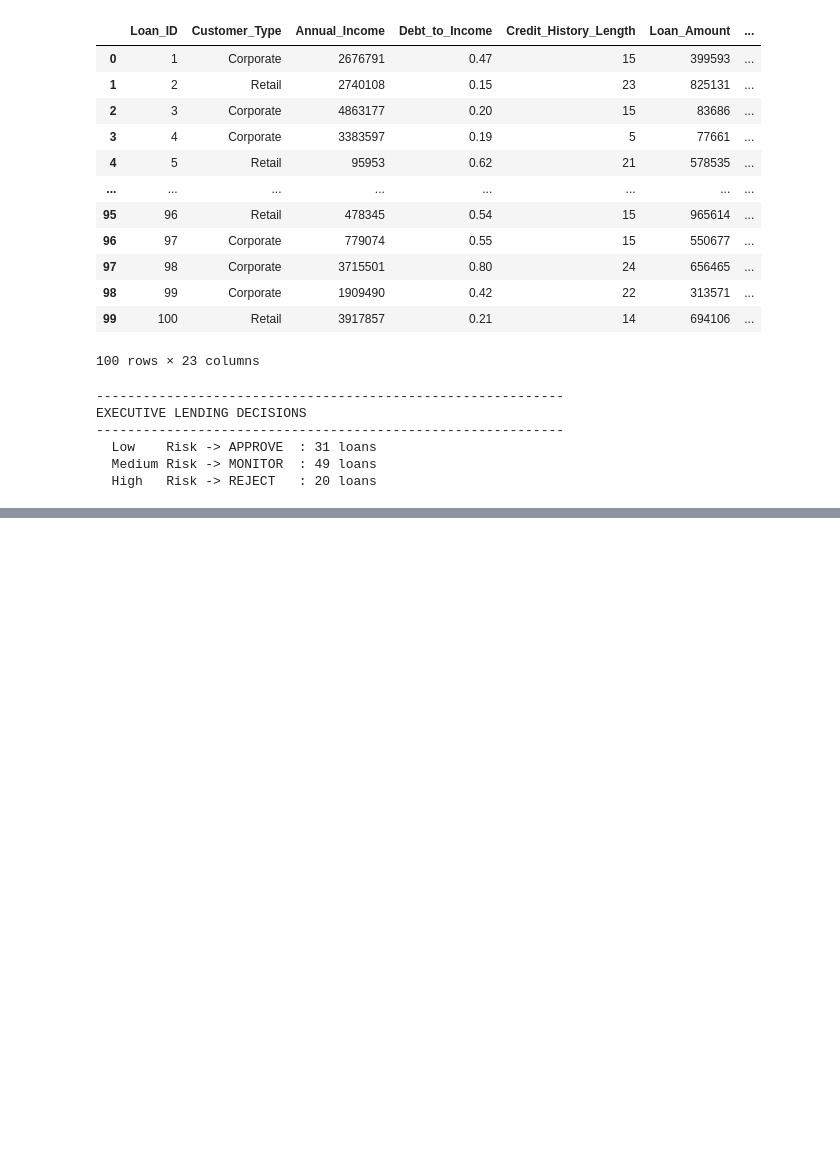
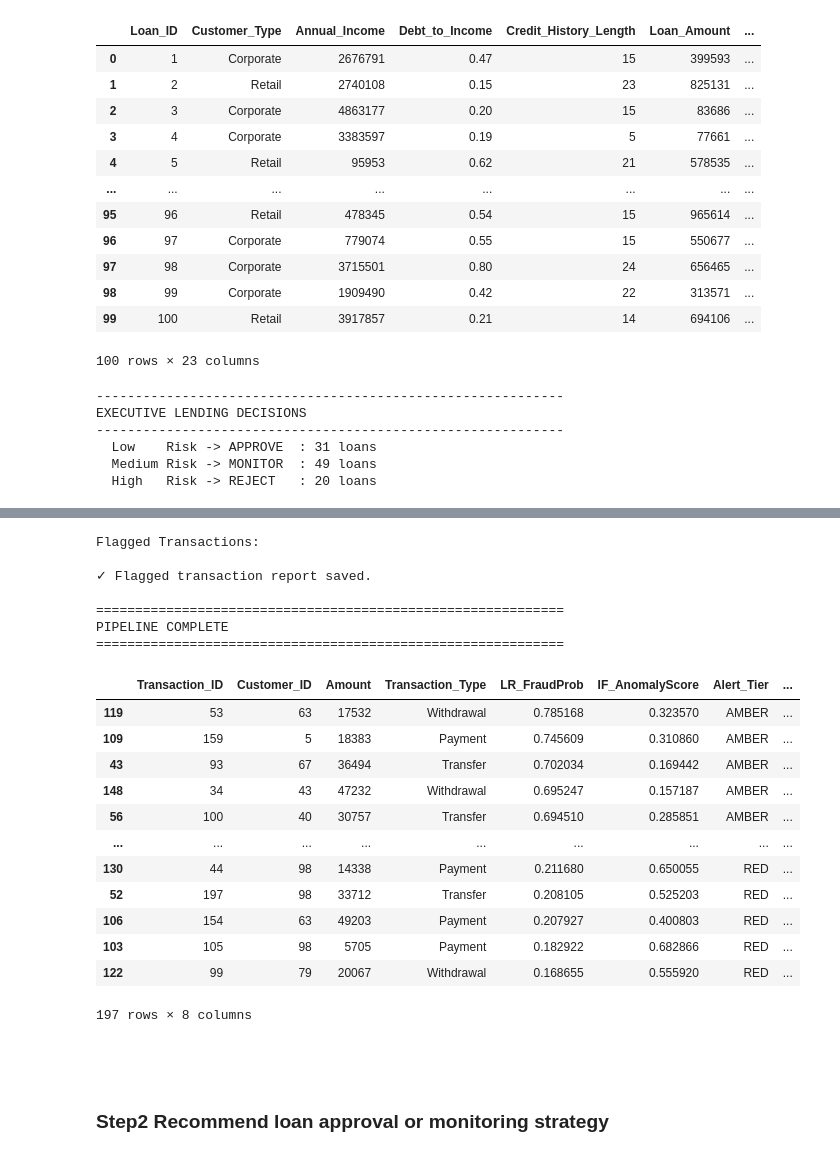
Before and after one commit to ruksad/Corporate_finance_ML_decisions, a Jupyter notebook: Step2_banking_module_loan_portfolio_fraud_detect.ipynb, the cells around one changed output, grey strips where cells are left out. Saved outputs shown, nothing was run; the diff lists cells and outputs as text; code cells hidden in the pictures; blank space fills up the shorter version.

Commit message:
step 2

```diff
--- a/Step2_banking_module_loan_portfolio_fraud_detect.ipynb
+++ b/Step2_banking_module_loan_portfolio_fraud_detect.ipynb
@@ -719,3 +864,53 @@ PIPELINE COMPLETE
+# %%
+# =============================================================================
+# 8.  FLAGGED TRANSACTION REPORT
+# =============================================================================
+df["LR_FraudProb"]  = lr_probs_oof
+df["LR_Flag"]       = lr_preds
+df["IF_AnomalyScore"] = iso_probs
+df["IF_Flag"]       = iso_preds
+df["Alert_Tier"]    = "None"
+df.loc[either_flag, "Alert_Tier"] = "AMBER"
+df.loc[both_flag,   "Alert_Tier"] = "RED"
+
+flagged = df[df["Alert_Tier"] != "None"][[
+    "Transaction_ID","Customer_ID","Amount","Transaction_Type",
+    "LR_FraudProb","IF_AnomalyScore","Alert_Tier","Fraud_Flag"
+]].sort_values(["Alert_Tier","LR_FraudProb"], ascending=[True, False])
+
+print("\nFlagged Transactions:")
+flagged.to_csv("output/aurora_flagged_transactions.csv", index=False)
+print("\n✓ Flagged transaction report saved.")
+print("\n" + "="*60)
+print("PIPELINE COMPLETE")
+print("="*60)
+
+flagged
+# %% [output]
+Flagged Transactions:
+
+✓ Flagged transaction report saved.
+
+============================================================
+PIPELINE COMPLETE
+============================================================
+|  | Transaction_ID | Customer_ID | Amount | Transaction_Type | LR_FraudProb | IF_AnomalyScore | Alert_Tier | ... |
+| 119 | 53 | 63 | 17532 | Withdrawal | 0.785168 | 0.323570 | AMBER | ... |
+| 109 | 159 | 5 | 18383 | Payment | 0.745609 | 0.310860 | AMBER | ... |
+| 43 | 93 | 67 | 36494 | Transfer | 0.702034 | 0.169442 | AMBER | ... |
+| 148 | 34 | 43 | 47232 | Withdrawal | 0.695247 | 0.157187 | AMBER | ... |
+| 56 | 100 | 40 | 30757 | Transfer | 0.694510 | 0.285851 | AMBER | ... |
+| ... | ... | ... | ... | ... | ... | ... | ... | ... |
+| 130 | 44 | 98 | 14338 | Payment | 0.211680 | 0.650055 | RED | ... |
+| 52 | 197 | 98 | 33712 | Transfer | 0.208105 | 0.525203 | RED | ... |
+| 106 | 154 | 63 | 49203 | Payment | 0.207927 | 0.400803 | RED | ... |
+| 103 | 105 | 98 | 5705 | Payment | 0.182922 | 0.682866 | RED | ... |
+| 122 | 99 | 79 | 20067 | Withdrawal | 0.168655 | 0.555920 | RED | ... |
+197 rows × 8 columns
+# %% [markdown]
+###
+# %% [markdown]
+### Step2 Recommend loan approval or monitoring strategy
 # %%
 # =============================================================================
 # Aurora Finance — Banking Module: TASK 3
```
Also changed, not shown: parts of 25 cells of this notebook.
